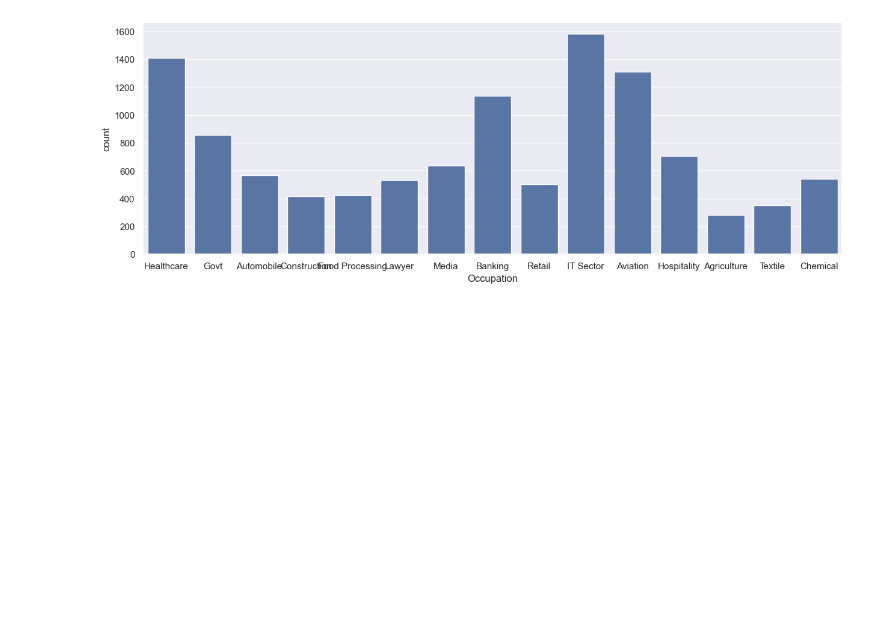
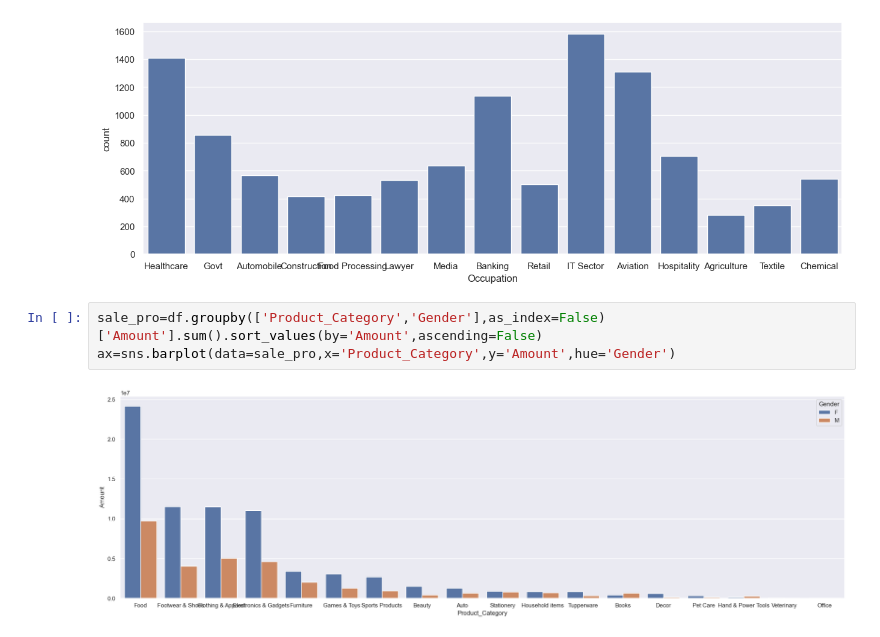
Before and after one commit to Quantro-Wiwek/Data_Analysis, a Jupyter notebook: Diwali Sales/Analysis.ipynb, the cells around one changed output. Cells and saved outputs as stored; diff of their text form; blank space fills up the shorter version.

Commit message:
Update seaborn graph with color palette and other analysis changes

```diff
--- a/Diwali Sales/Analysis.ipynb
+++ b/Diwali Sales/Analysis.ipynb
@@ -237,3 +239,8 @@ for bars in ax.containers:
     ax.bar_label;(bars)
 # %% [output]
 [figure]
+# %%
+sale_pro=df.groupby(['Product_Category','Gender'],as_index=False)['Amount'].sum().sort_values(by='Amount',ascending=False)
+ax=sns.barplot(data=sale_pro,x='Product_Category',y='Amount',hue='Gender')
+# %% [output]
+[figure, added]
```
Also changed, not shown: parts of 4 cells of this notebook.
